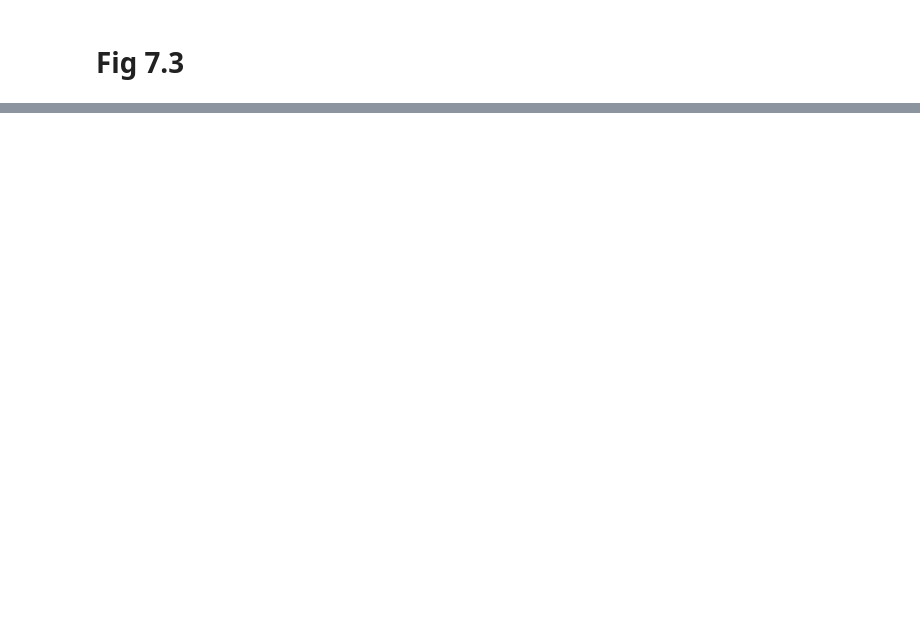
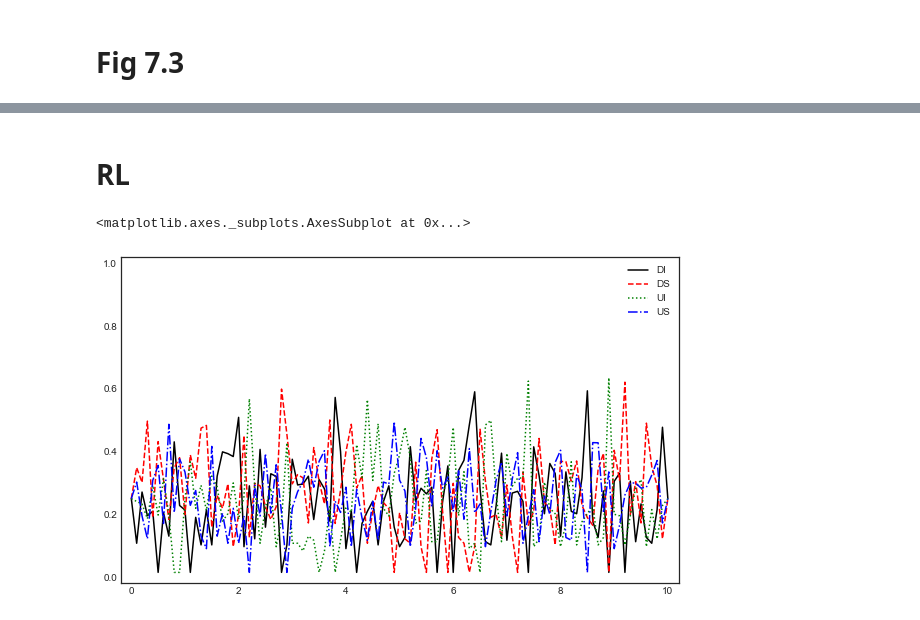
Before and after one commit to alexbstl/meanfield-cybersecurity, a Jupyter notebook: Meanfield_Cybersecurity.ipynb, the cells around one changed output, grey strips where cells are left out. Saved outputs shown, nothing was run; the diff lists cells and outputs as text; code cells hidden in the pictures; blank space fills up the shorter version.

```diff
--- a/Meanfield_Cybersecurity.ipynb
+++ b/Meanfield_Cybersecurity.ipynb
@@ -195,0 +224,24 @@ plt.title(μ0_1.values.tolist());
+# %% [markdown]
+# RL
+# %%
+T = 10
+n = 100
+dt = T/n
+tline = np.linspace(0, T, n+1)
+
+f = get_f(**param_f)
+X_mat = np.diag([1]* 4)
+E = ['DI', 'DS', 'UI', 'US']
+A = [0,1]
+ω_q = 0.6
+ω_μ = 0.9
+ε = 0.9
+
+# ----------- Initialization -----------
+q_table = pd.DataFrame(0, index=['DI', 'DS', 'UI', 'US'], columns=A)
+μ_flow = pd.DataFrame(1/4, index=tline, columns=['DI', 'DS', 'UI', 'US'])
+
+# make ρ table
+ρ_x_df = pd.DataFrame(0, index=tline, columns=[])
+ρ_a_df = pd.DataFrame(0, index=tline, columns=[])
+p_x_a_df = pd.DataFrame(1, index=E, columns=A)
@@ -195,0 +298,5 @@ plt.title(μ0_1.values.tolist());
+# %%
+μ_flow.plot(**param_plot)
+# %% [output]
+<matplotlib.axes._subplots.AxesSubplot at 0x...>
+[figure, added]
```
Also changed, not shown: parts of 13 cells of this notebook.
